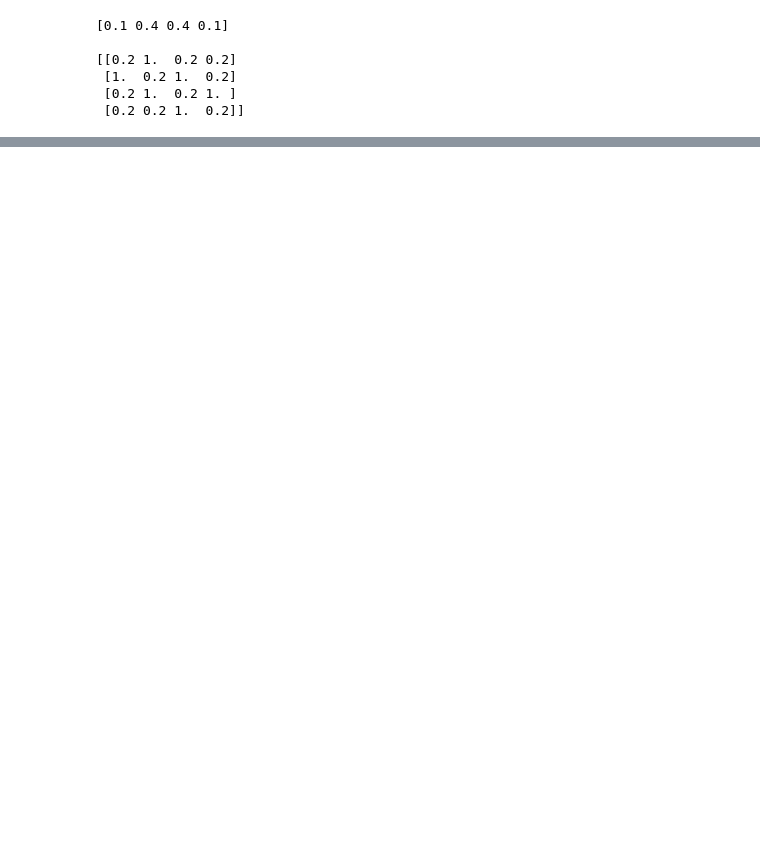
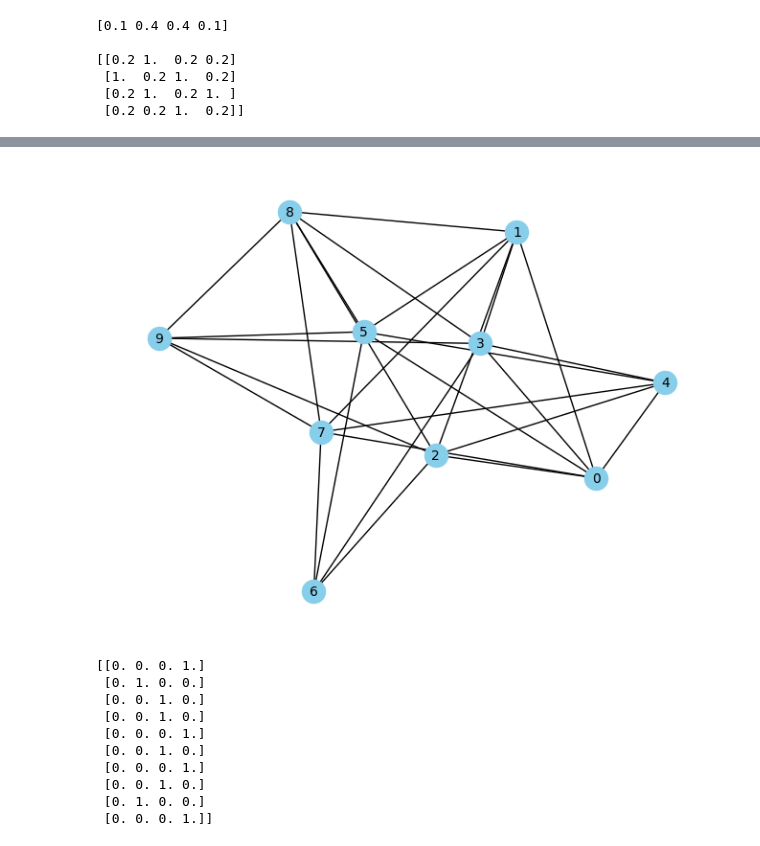
Before and after one commit to ElSacho/Mixture4graph, a Jupyter notebook: main.ipynb, the cells around one changed output, grey strips where cells are left out. Saved outputs shown, nothing was run; the diff lists cells and outputs as text; code cells hidden in the pictures; blank space fills up the shorter version.

```diff
--- a/main.ipynb
+++ b/main.ipynb
@@ -191,0 +253,20 @@ tau
+# %%
+n_vertices = 10
+pi = np.array([[0.1,1,0.1,0.1],[1,0.1,1,0.1],[0.1,1,0.1,1],[0.1,0.1,1,0.1]])
+priors = np.array([0.1, 0.4, 0.4, 0.1])
+
+graph, tau = generate_and_give_tau(n_vertices, pi , priors)
+show_graph(graph)
+print(tau)
+# %% [output]
+[figure, added]
+[[0. 0. 0. 1.]
+ [0. 1. 0. 0.]
+ [0. 0. 1. 0.]
+ [0. 0. 1. 0.]
+ [0. 0. 0. 1.]
+ [0. 0. 1. 0.]
+ [0. 0. 0. 1.]
+ [0. 0. 1. 0.]
+ [0. 1. 0. 0.]
+ [0. 0. 0. 1.]]
```
Also changed, not shown: parts of 16 cells of this notebook, 3 other files.
